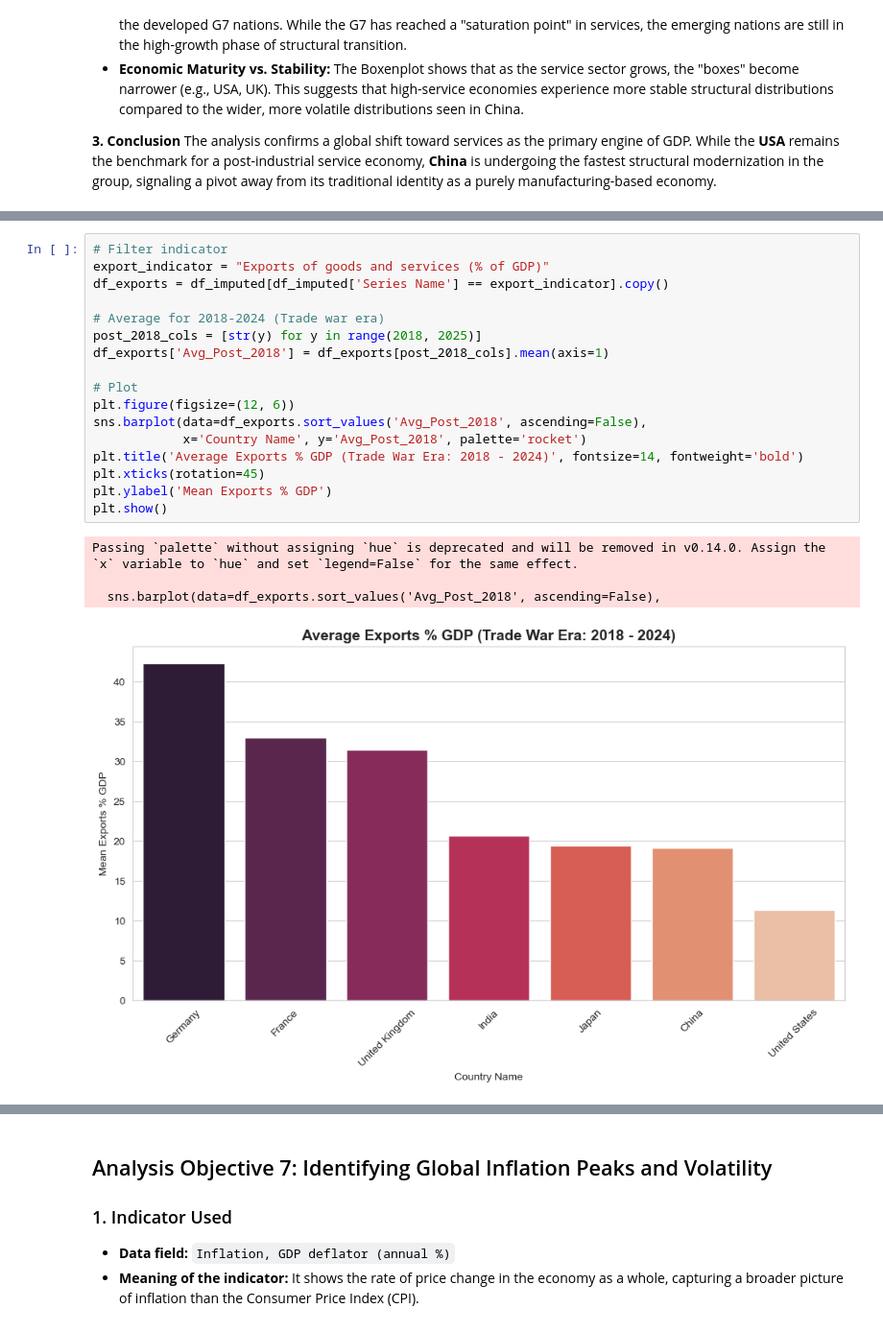
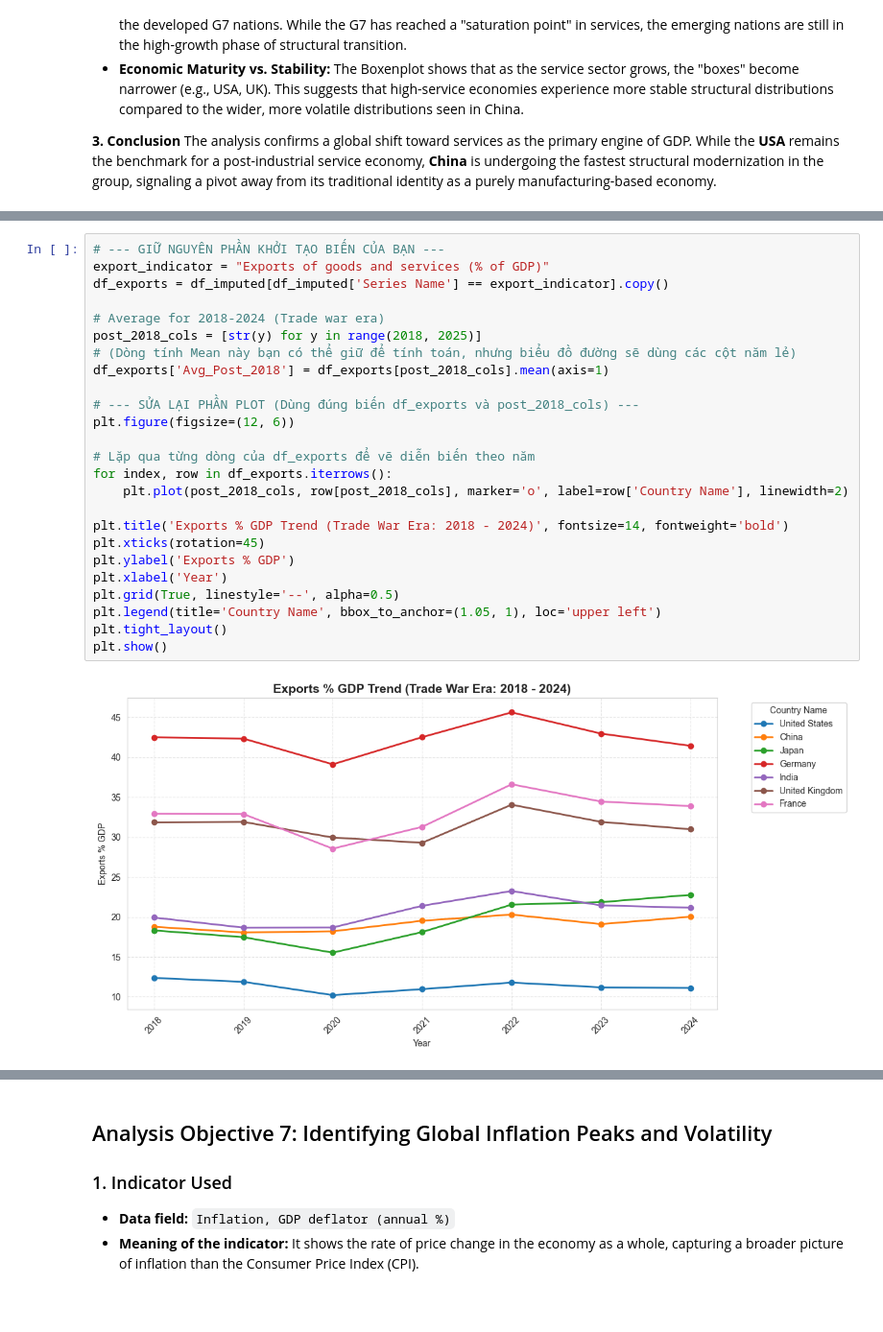
Before and after one commit to pqthinh232/DV-Lab-02-Data-mining-and-Visualization, a Jupyter notebook: submissions/final_version.ipynb, the cells around one changed output, grey strips where cells are left out. Shown at 96% size. Cells and saved outputs as stored; diff of their text form.

```diff
--- a/submissions/final_version.ipynb
+++ b/submissions/final_version.ipynb
@@ -1149,24 +1146,29 @@ The analysis confirms a global shift toward services as the primary engine of GD
 # %%
-# Filter indicator
+# --- GIỮ NGUYÊN PHẦN KHỞI TẠO BIẾN CỦA BẠN ---
 export_indicator = "Exports of goods and services (% of GDP)"
 df_exports = df_imputed[df_imputed['Series Name'] == export_indicator].copy()
 
 # Average for 2018-2024 (Trade war era)
 post_2018_cols = [str(y) for y in range(2018, 2025)]
+# (Dòng tính Mean này bạn có thể giữ để tính toán, nhưng biểu đồ đường sẽ dùng các cột năm lẻ)
 df_exports['Avg_Post_2018'] = df_exports[post_2018_cols].mean(axis=1)
 
-# Plot
+# --- SỬA LẠI PHẦN PLOT (Dùng đúng biến df_exports và post_2018_cols) ---
 plt.figure(figsize=(12, 6))
-sns.barplot(data=df_exports.sort_values('Avg_Post_2018', ascending=False),
-            x='Country Name', y='Avg_Post_2018', palette='rocket')
-plt.title('Average Exports % GDP (Trade War Era: 2018 - 2024)', fontsize=14, fontweight='bold')
+
+# Lặp qua từng dòng của df_exports để vẽ diễn biến theo năm
+for index, row in df_exports.iterrows():
+    plt.plot(post_2018_cols, row[post_2018_cols], marker='o', label=row['Country Name'], linewidth=2)
+
+plt.title('Exports % GDP Trend (Trade War Era: 2018 - 2024)', fontsize=14, fontweight='bold')
 plt.xticks(rotation=45)
-plt.ylabel('Mean Exports % GDP')
+plt.ylabel('Exports % GDP')
+plt.xlabel('Year')
+plt.grid(True, linestyle='--', alpha=0.5)
+plt.legend(title='Country Name', bbox_to_anchor=(1.05, 1), loc='upper left')
+plt.tight_layout()
 plt.show()
 # %% [output]
-Passing `palette` without assigning `hue` is deprecated and will be removed in v0.14.0. Assign the `x` variable to `hue` and set `legend=False` for the same effect.
-
-  sns.barplot(data=df_exports.sort_values('Avg_Post_2018', ascending=False),
-[figure, old version]
+[figure, new version]
 # %% [markdown]
 ### **ANALYSIS AND CONCLUSIONS (OBJECTIVE 6)**
```
Also changed, not shown: parts of 25 cells of this notebook, 1 other file.
